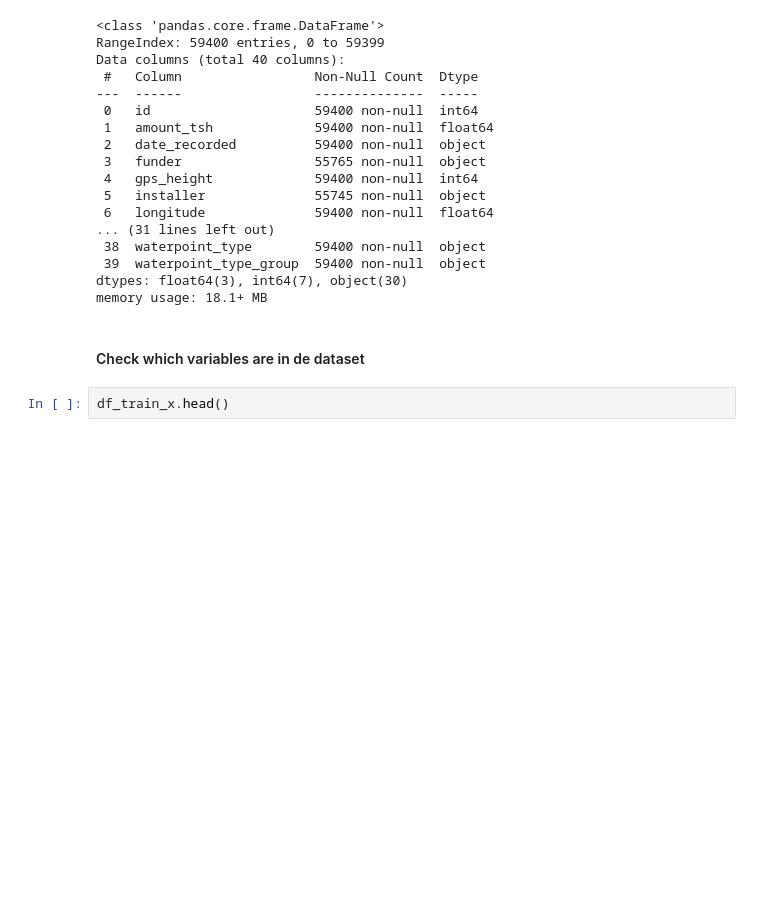
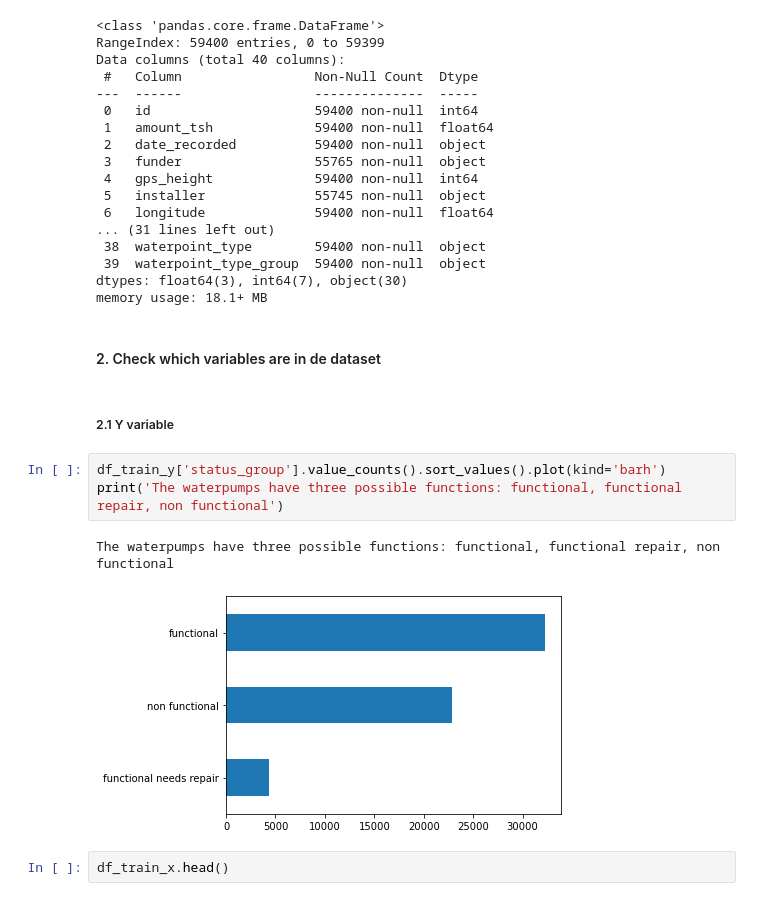
Before and after one commit to Nelleke20/notebook.pump-it-up, a Jupyter notebook: notebooks/1. Exploratory analysis.ipynb, the cells around one changed output. Cells and saved outputs as stored; diff of their text form; blank space fills up the shorter version.

```diff
--- a/notebooks/1. Exploratory analysis.ipynb
+++ b/notebooks/1. Exploratory analysis.ipynb
@@ -52,7 +57,15 @@ Data columns (total 40 columns):
 dtypes: float64(3), int64(7), object(30)
 memory usage: 18.1+ MB
 # %% [markdown]
-#### Check which variables are in de dataset
+#### 2. Check which variables are in de dataset
+# %% [markdown]
+##### 2.1 Y variable
+# %%
+df_train_y['status_group'].value_counts().sort_values().plot(kind='barh')
+print('The waterpumps have three possible functions: functional, functional repair, non functional')
+# %% [output]
+The waterpumps have three possible functions: functional, functional repair, non functional
+[figure, added]
 # %%
 df_train_x.head()
 # %% [output]
```
Also changed, not shown: parts of 20 cells of this notebook.
